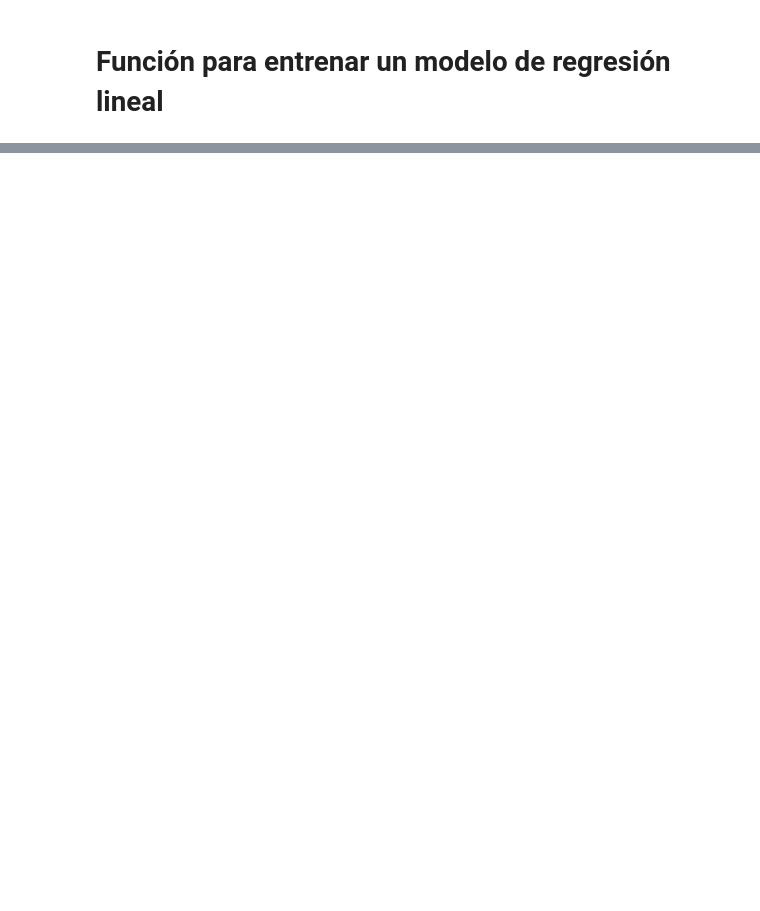
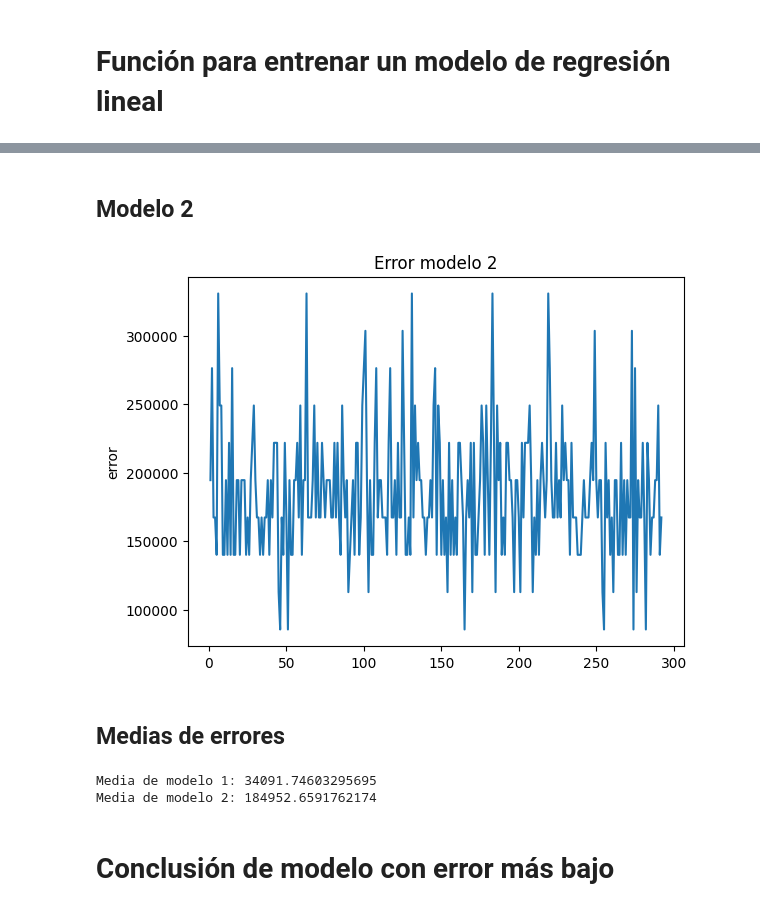
Before and after one commit to EduardoCalderon9/EconometriaProyecto1, a Jupyter notebook: Proyecto 1.ipynb, the cells around one changed output, grey strips where cells are left out. Drawn from its saved outputs; the diff is of its cells as text; code cells hidden in the pictures; blank space fills up the shorter version.

```diff
--- a/Proyecto 1.ipynb
+++ b/Proyecto 1.ipynb
@@ -378,0 +477,3 @@ min(dataframe['SalePrice'])
+# %%
+prediccionManual2,_,_ = predicciones(betas2, reg_model2, testDataFrame['TotRmsAbvGrd'])
+print(f"Predicciones: {prediccionManual2}")
@@ -378,0 +484,3 @@ min(dataframe['SalePrice'])
+# %%
+errorModelo2 = abs(testDataFrame['TotRmsAbvGrd'] - prediccionManual2)
+errorModelo2
@@ -378,0 +512,20 @@ min(dataframe['SalePrice'])
+# %% [markdown]
+## Modelo 2
+# %%
+lista = list(range(1, len(errorModelo2) + 1))
+plt.plot(lista, errorModelo2)
+plt.title('Error modelo 2')
+plt.ylabel('error')
+plt.show()
+# %% [output]
+[figure, added]
+# %% [markdown]
+## Medias de errores
+# %%
+print(f'Media de modelo 1: {np.mean(errorModelo1)}')
+print(f'Media de modelo 2: {np.mean(errorModelo2)}')
+# %% [output]
+Media de modelo 1: 34091.74603295695
+Media de modelo 2: 184952.6591762174
+# %% [markdown]
+# Conclusión de modelo con error más bajo
```
Also changed, not shown: parts of 53 cells of this notebook.
